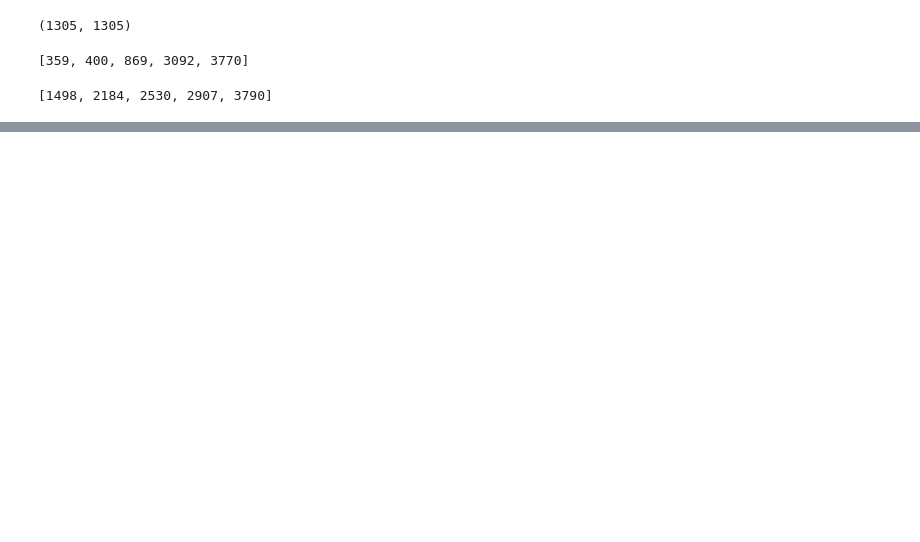
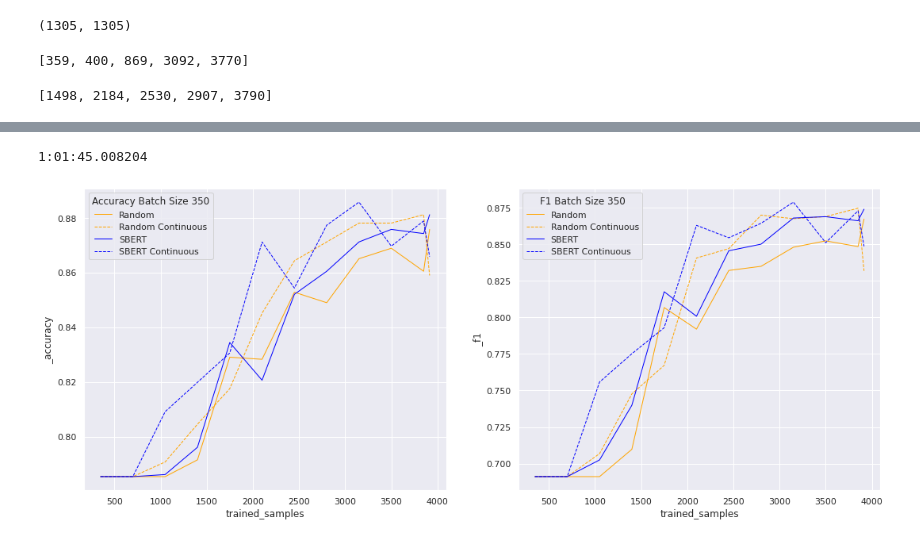
Before and after one commit to kstrassheim/active-learning-with-deep-learning-for-nlp, a Jupyter notebook: prepare.ipynb, the cells around one changed output, grey strips where cells are left out. Drawn from its saved outputs; the diff is of its cells as text; code cells hidden in the pictures; blank space fills up the shorter version.

```diff
--- a/prepare.ipynb
+++ b/prepare.ipynb
@@ -327,3 +327,14 @@ print_plot(res_rand_200, res_rand_continuous_200, res_sbert_200, res_sbert_conti
+# %%
+start_350 = timer()
+res_rand_350 = apply_active_learning(get_random_sampling_args, X_train, y_train, batch_size=350)
+res_rand_continuous_350 = apply_active_learning(get_random_sampling_args, X_train, y_train, batch_size=350, continuous_mode=True)
+res_sbert_350 = apply_active_learning(get_sbert_centroid_args, X_train, y_train, batch_size=350)
+res_sbert_continuous_350 = apply_active_learning(get_sbert_centroid_args, X_train, y_train, batch_size=350, continuous_mode=True)
+print(timedelta(seconds=timer()-start_350))
+print_plot(res_rand_350, res_rand_continuous_350, res_sbert_350, res_sbert_continuous_350, title="Batch Size 350")
+# %% [output]
+1:01:45.008204
+[figure, added]
 # %%
 start_500 = timer()
 res_rand_500 = apply_active_learning(get_random_sampling_args, X_train, y_train, batch_size=500)
```
Also changed, not shown: parts of 4 cells of this notebook.
